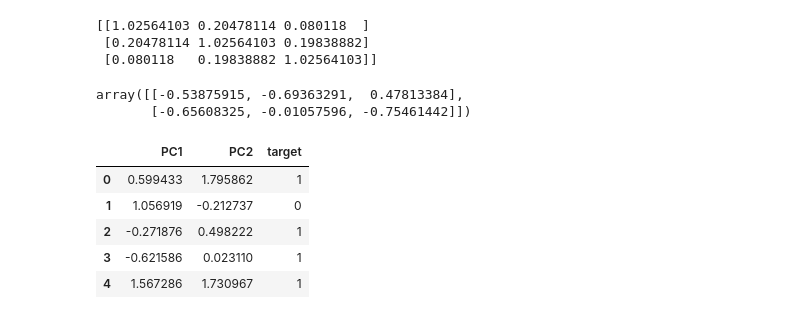
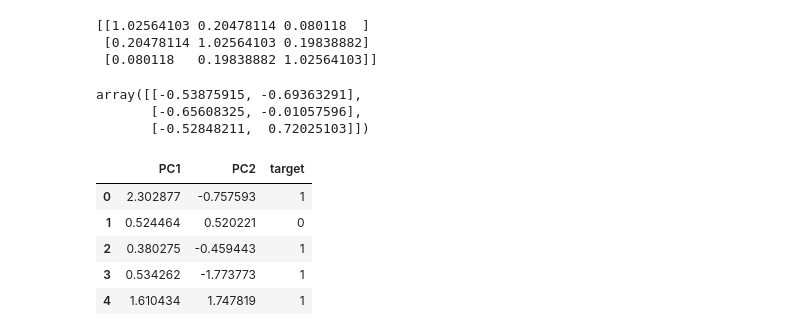
Before and after one commit to HamadKhan345/ml-study-repo, a Jupyter notebook: Feature_Extraction_PCA_Scratch.ipynb, the cells around one changed output. Cells and saved outputs as stored; diff of their text form; code cells hidden in the pictures.

```diff
--- a/Feature_Extraction_PCA_Scratch.ipynb
+++ b/Feature_Extraction_PCA_Scratch.ipynb
@@ -76,7 +55,7 @@ array([[-7.00808909e-01, -1.52558622e+00, -1.74915630e+00],
 # %%
 # Step 2: Finding Covariance Matrix
 
-covariance_matrix = np.cov([df.iloc[:,0],df.iloc[:,1],df.iloc[:,2]])
+covariance_matrix = np.cov(df.iloc[:, 0:3], rowvar=False)
 
 print(covariance_matrix)
 # %% [output]
@@ -87,25 +66,27 @@ print(covariance_matrix)
 # Step 3: Finding Eigen_Vectors and Eigen_Values
 
 eigen_values, eigen_vectors = np.linalg.eig(covariance_matrix)
+sorted_indices = np.argsort(eigen_values)[::-1]
+pc = eigen_vectors[:, sorted_indices[:2]]
-# %%
-pc = eigen_vectors[0:2]
-pc
-# %% [output]
-array([[-0.53875915, -0.69363291,  0.47813384],
-       [-0.65608325, -0.01057596, -0.75461442]])
+# %%
+pc
+# %% [output]
+array([[-0.53875915, -0.69363291],
+       [-0.65608325, -0.01057596],
+       [-0.52848211,  0.72025103]])
 # %%
-transformed_df = np.dot(df.iloc[:,0:3],pc.T)
+transformed_df = np.dot(df.iloc[:, 0:3], pc)
 
-new_df = pd.DataFrame(transformed_df,columns=['PC1','PC2'])
+new_df = pd.DataFrame(transformed_df, columns=['PC1', 'PC2'])
 new_df['target'] = df['target'].values
 new_df.head()
 # %% [output]
 |  | PC1 | PC2 | target |
-| 0 | 0.599433 | 1.795862 | 1 |
-| 1 | 1.056919 | -0.212737 | 0 |
-| 2 | -0.271876 | 0.498222 | 1 |
-| 3 | -0.621586 | 0.023110 | 1 |
-| 4 | 1.567286 | 1.730967 | 1 |
+| 0 | 2.302877 | -0.757593 | 1 |
+| 1 | 0.524464 | 0.520221 | 0 |
+| 2 | 0.380275 | -0.459443 | 1 |
+| 3 | 0.534262 | -1.773773 | 1 |
+| 4 | 1.610434 | 1.747819 | 1 |
 # %%
 fig = px.scatter(new_df, x='PC1', y='PC2', color='target')
 fig.show()
```
Also changed, not shown: parts of 4 cells of this notebook.
